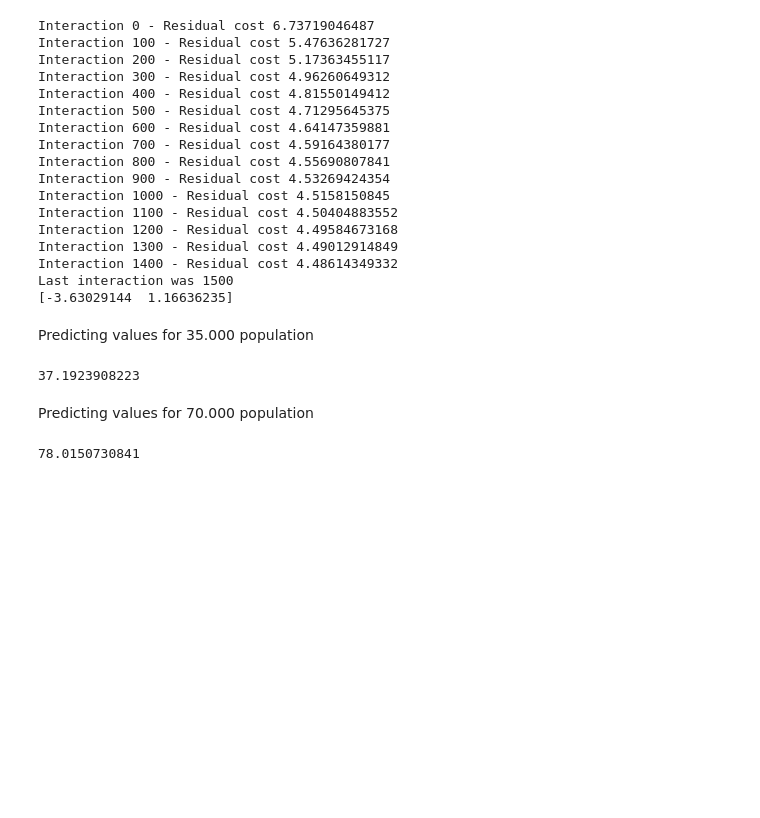
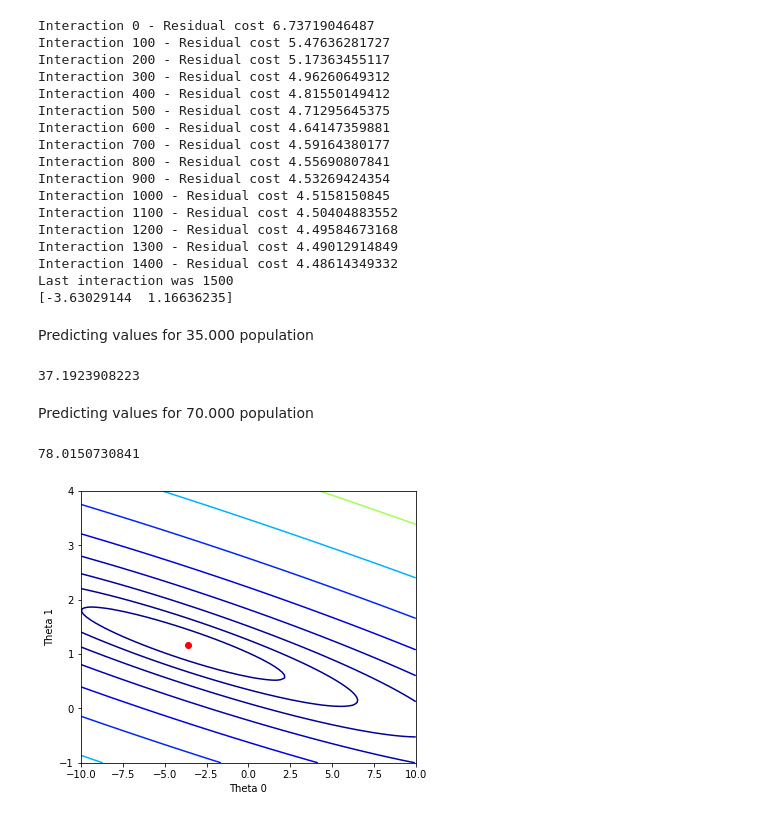
Before and after one commit to angellicacardozo/machine-learning-linear-regression-one-variable, a Jupyter notebook: Gradient Descent.ipynb, the cells around one changed output. Saved outputs shown, nothing was run; the diff lists cells and outputs as text; code cells hidden in the pictures; blank space fills up the shorter version.

Commit message:
Adding curve graph

```diff
--- a/Gradient Descent.ipynb
+++ b/Gradient Descent.ipynb
@@ -88,3 +91,29 @@ p = np.array([1., 70.000]).dot(t)
 print(p)
 # %% [output]
 78.0150730841
+# %%
+' Prepare grid interval and theta interval  '
+
+interval_0 = np.linspace(-10, 10, 100)
+interval_1 = np.linspace(-1, 4, 100)
+
+(t0, t1) = np.meshgrid(interval_0, interval_1, indexing='xy')
+
+' Filling costs '
+costs = np.zeros(shape=t0.shape)
+
+' Generating bidimensional array '
+for (i, j), element in np.ndenumerate(costs):
+    theta = np.array([t0[i,j], t1[i,j]])
+    costs[i,j] = cost_function(x, y, theta)
+
+fig1 = plt.figure(figsize=(6,5))
+ax = plt.contour(t0, t1, costs, np.logspace(-2, 3, 20), cmap=plt.cm.jet)
+plt.scatter(t[0], t[1], c='r')
+
+plt.xlabel('Theta 0')
+plt.ylabel('Theta 1')
+
+plt.show()
+# %% [output]
+[figure, added]
```
Also changed, not shown: parts of 1 cell of this notebook.
